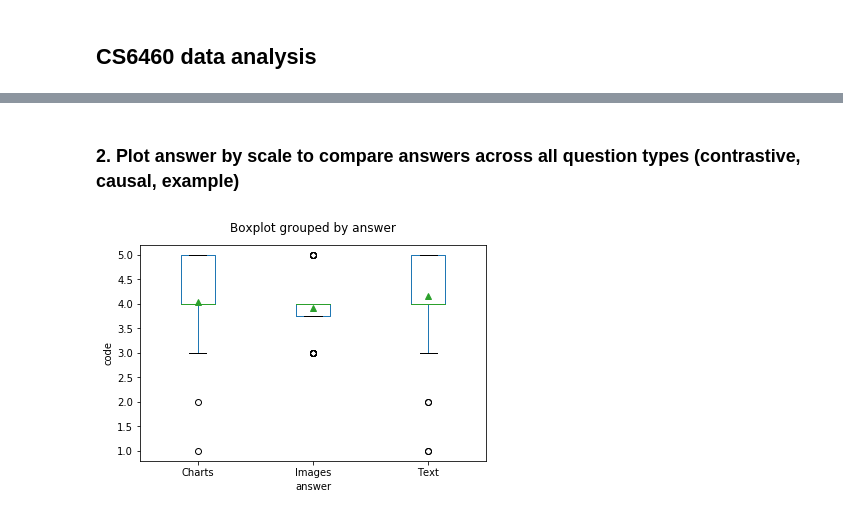
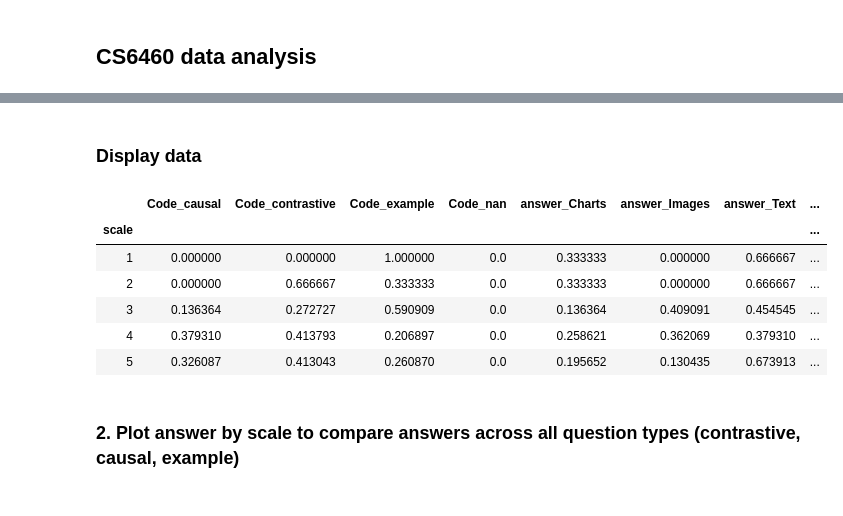
Before and after one commit to tasjian/CS6460, a Jupyter notebook: CS6460 data analysis.ipynb, the cells around one changed output, grey strips where cells are left out. Saved outputs shown, nothing was run; the diff lists cells and outputs as text; code cells hidden in the pictures.

```diff
--- a/CS6460 data analysis.ipynb
+++ b/CS6460 data analysis.ipynb
@@ -54,15 +76,15 @@ contrastive.plot(ax=ax)
+# %% [markdown]
+### Display data
+# %%
+#group answer types by scale across all three explanation types
+data.groupby('scale').mean()
+# %% [output]
+|  | Code_causal | Code_contrastive | Code_example | Code_nan | answer_Charts | answer_Images | answer_Text | ... |
+| scale |  |  |  |  |  |  |  | ... |
+| 1 | 0.000000 | 0.000000 | 1.000000 | 0.0 | 0.333333 | 0.000000 | 0.666667 | ... |
+| 2 | 0.000000 | 0.666667 | 0.333333 | 0.0 | 0.333333 | 0.000000 | 0.666667 | ... |
+| 3 | 0.136364 | 0.272727 | 0.590909 | 0.0 | 0.136364 | 0.409091 | 0.454545 | ... |
+| 4 | 0.379310 | 0.413793 | 0.206897 | 0.0 | 0.258621 | 0.362069 | 0.379310 | ... |
+| 5 | 0.326087 | 0.413043 | 0.260870 | 0.0 | 0.195652 | 0.130435 | 0.673913 | ... |
 # %% [markdown]
 ### 2. Plot answer by scale to compare answers across all question types (contrastive, causal, example)
-# %%
-df.boxplot(
-    column='scale',
-    by='answer',
-    grid=False,
-    showmeans=True
-)
-
-plt.title('')
-plt.ylabel('code')
-plt.show()
-# %% [output]
-[figure, removed]
```
Also changed, not shown: parts of 26 cells of this notebook.
